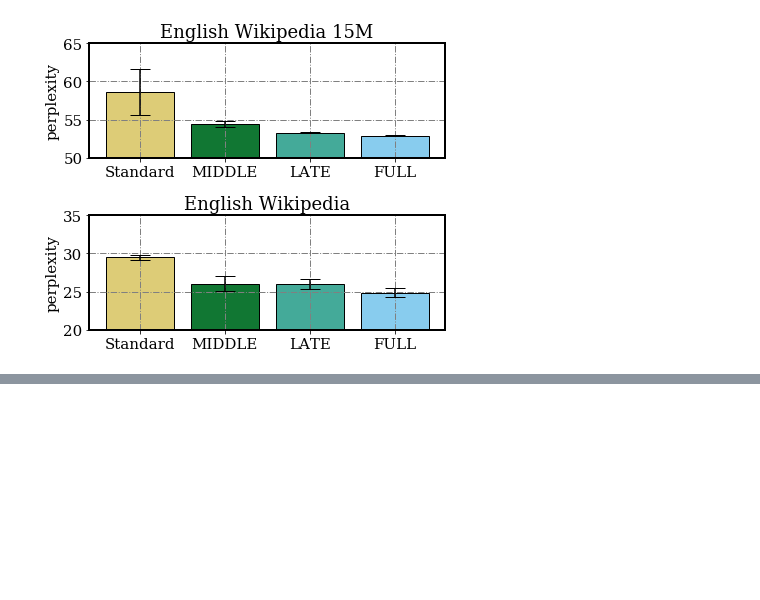
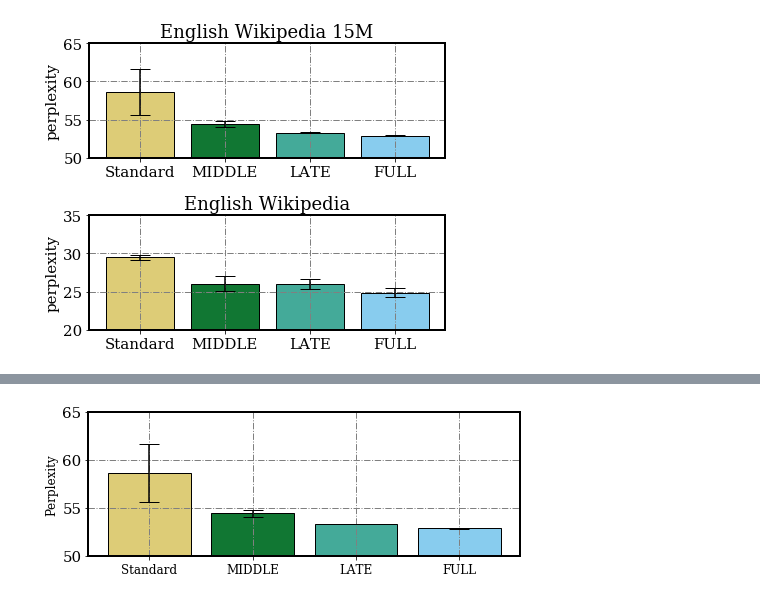
Before and after one commit to frankaging/Causal-Distill, a Jupyter notebook: distillation/performance_analysis.ipynb, the cells around one changed output, grey strips where cells are left out. Saved outputs shown, nothing was run; the diff lists cells and outputs as text; code cells hidden in the pictures; blank space fills up the shorter version.

```diff
--- a/distillation/performance_analysis.ipynb
+++ b/distillation/performance_analysis.ipynb
@@ -101,0 +258,50 @@ with plt.rc_context({'axes.edgecolor':'black', 'xtick.color':'black', 'ytick.col
+# %%
+import numpy as np
+import matplotlib.pyplot as plt
+# plt.style.use("ggplot")
+plt.rcParams["font.family"] = "DejaVu Serif"
+font = {'family' : 'DejaVu Serif',
+        'size'   : 15}
+plt.rc('font', **font)
+with plt.rc_context({'axes.edgecolor':'black', 'xtick.color':'black', 'ytick.color':'black', 'figure.facecolor':'white'}):
+    fig = plt.figure(figsize=(6, 2))
+    axs = fig.add_axes([0,0,1,1])
+
+
+
+    langs = ['Standard', 'MIDDLE', 'LATE', 'FULL']
+
+    students = [58.63375, 54.4309, 53.2990, 52.88815]
+    errors = [2.988840883, 0.3688976077, 0.02969848481, 0.05649783182]
+    rects0 = axs.bar(
+        langs,students,color=['#ddcc77', "#117733", "#44aa99", "#88ccee"], edgecolor='black',
+        yerr=errors, align='center', ecolor='black', capsize=10
+    )
+#     def autolabel(rects):
+#         """Attach a text label above each bar in *rects*, displaying its height."""
+#         for rect in rects:
+#             height = rect.get_height()
+#             axs.annotate('{:.2f}'.format(height),
+#                         xy=(0.02+ rect.get_x() + rect.get_width() / 2, height+0.02),
+#                         xytext=(0, 5),  # 3 points vertical offset
+#                         textcoords="offset points", color="black",
+#                         ha='center', va='bottom', fontsize=12,)
+
+#     autolabel(rects0)
+
+    axs.set_ylim(50,65)
+    axs.set_ylabel('Perplexity', fontsize=12)
+    fig.tight_layout()
+    axs.spines["top"].set_linewidth(2)
+    axs.spines["bottom"].set_linewidth(2)
+    axs.spines["left"].set_linewidth(2)
+    axs.spines["right"].set_linewidth(2)
+    axs.xaxis.grid(color='grey', linestyle='-.', linewidth=1)
+    axs.yaxis.grid(color='grey', linestyle='-.', linewidth=1)
+    # plt.savefig("../paper_figures/ppl_last.png", dpi=1000, bbox_inches='tight')
+    axs.set_xticklabels(langs, fontsize=12)
+    # plt.show()
+
+    plt.savefig("../paper_figures/ppl_last_low_resource.png", dpi=1000, bbox_inches='tight')
+# %% [output]
+[figure, added]
```
Also changed, not shown: parts of 4 cells of this notebook, 6 other files.
